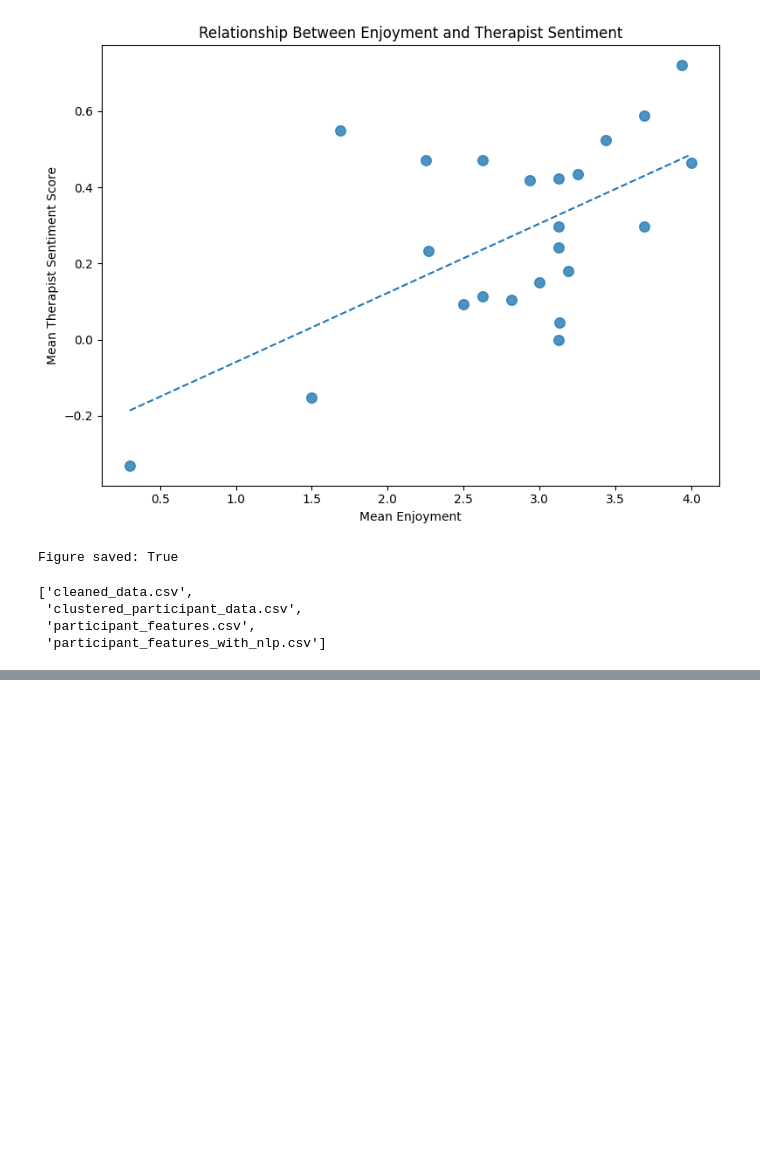
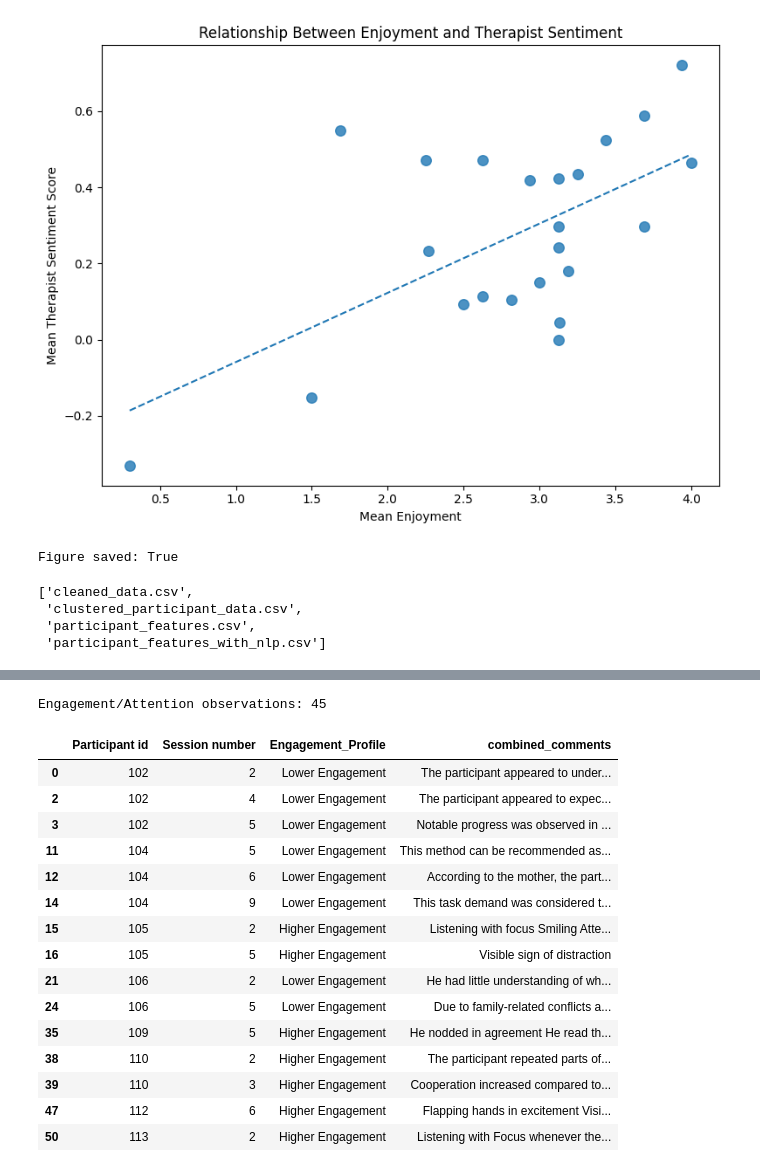
Before and after one commit to PuspitaGoswami/asd-interventions, a Jupyter notebook: notebooks/05_profile_interpretation.ipynb, the cells around one changed output, grey strips where cells are left out. Cells and saved outputs as stored; diff of their text form; code cells hidden in the pictures; blank space fills up the shorter version.

```diff
--- a/notebooks/05_profile_interpretation.ipynb
+++ b/notebooks/05_profile_interpretation.ipynb
@@ -584,0 +938,25 @@ Figure saved: True
+# %%
+import re
+
+def identify_themes(text):
+    text = str(text).lower()
+    identified = []
+
+    for theme, keywords in theme_keywords.items():
+        for keyword in keywords:
+
+            # Phrase matching
+            if " " in keyword or "-" in keyword:
+                if keyword in text:
+                    identified.append(theme)
+                    break
+
+            # Whole-word matching
+            else:
+                pattern = rf"\b{re.escape(keyword)}\b"
+
+                if re.search(pattern, text):
+                    identified.append(theme)
+                    break
+
+    return identified
@@ -584,0 +1381,38 @@ Figure saved: True
+# %%
+engagement_comments = therapist_text_df[
+    therapist_text_df["Identified_Themes"].apply(
+        lambda x: "Engagement and Attention" in x
+    )
+][
+    [
+        "Participant id",
+        "Session number",
+        "Engagement_Profile",
+        "combined_comments"
+    ]
+].copy()
+
+print(
+    "Engagement/Attention observations:",
+    len(engagement_comments)
+)
+
+engagement_comments.head(15)
+# %% [output]
+Engagement/Attention observations: 45
+|  | Participant id | Session number | Engagement_Profile | combined_comments |
+| 0 | 102 | 2 | Lower Engagement | The participant appeared to under... |
+| 2 | 102 | 4 | Lower Engagement | The participant appeared to expec... |
+| 3 | 102 | 5 | Lower Engagement | Notable progress was observed in ... |
+| 11 | 104 | 5 | Lower Engagement | This method can be recommended as... |
+| 12 | 104 | 6 | Lower Engagement | According to the mother, the part... |
+| 14 | 104 | 9 | Lower Engagement | This task demand was considered t... |
+| 15 | 105 | 2 | Higher Engagement | Listening with focus Smiling Atte... |
+| 16 | 105 | 5 | Higher Engagement | Visible sign of distraction |
+| 21 | 106 | 2 | Lower Engagement | He had little understanding of wh... |
+| 24 | 106 | 5 | Lower Engagement | Due to family-related conflicts a... |
+| 35 | 109 | 5 | Higher Engagement | He nodded in agreement He read th... |
+| 38 | 110 | 2 | Higher Engagement | The participant repeated parts of... |
+| 39 | 110 | 3 | Higher Engagement | Cooperation increased compared to... |
+| 47 | 112 | 6 | Higher Engagement | Flapping hands in excitement Visi... |
+| 50 | 113 | 2 | Higher Engagement | Listening with Focus whenever the... |
```
Also changed, not shown: parts of 45 cells of this notebook.
